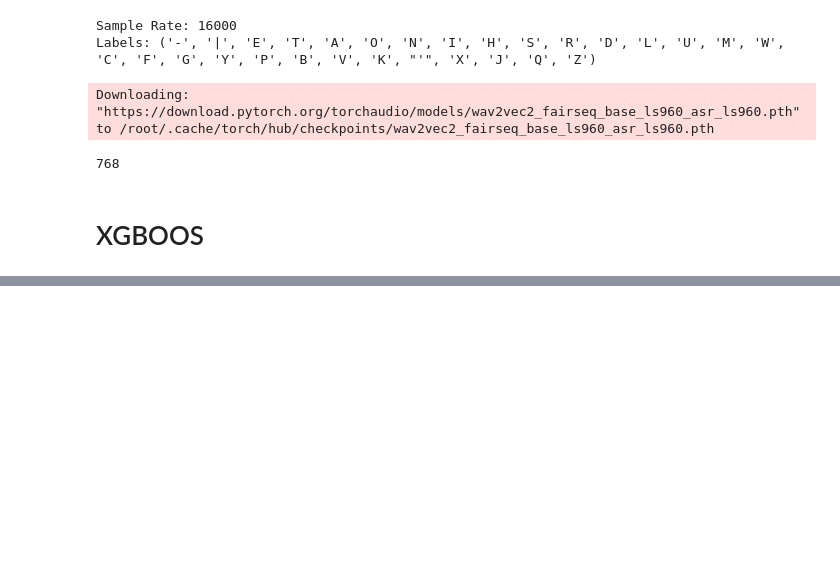
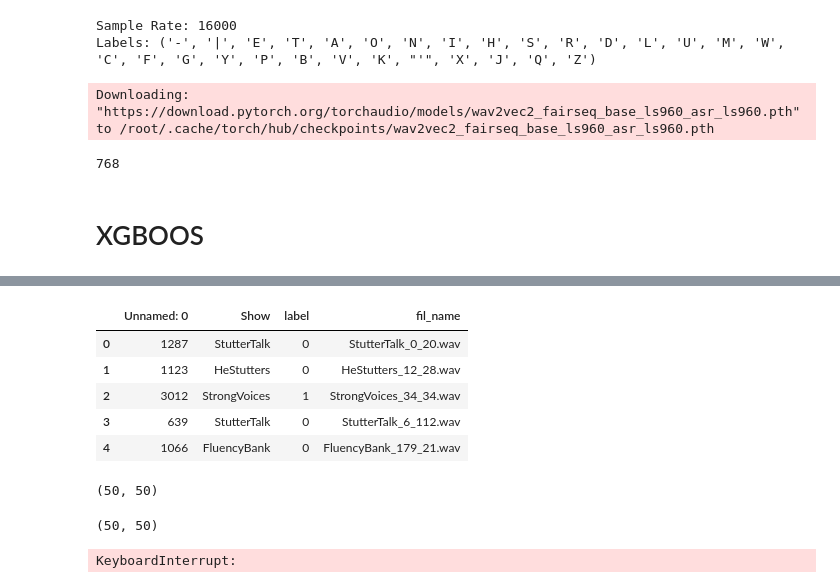
Before and after one commit to rithvik1121/DysCover, a Jupyter notebook: Backend/Models/stutter_detection_training.ipynb, the cells around one changed output, grey strips where cells are left out. Saved outputs shown, nothing was run; the diff lists cells and outputs as text; code cells hidden in the pictures; blank space fills up the shorter version.

```diff
--- a/Backend/Models/stutter_detection_training.ipynb
+++ b/Backend/Models/stutter_detection_training.ipynb
@@ -398,0 +430,11 @@ features = log_mel_spectrogram.flatten()
+# %%
+norm_df=norm_df.sample(frac=1).reset_index(drop=True)
+# %%
+norm_df.head()
+# %% [output]
+|  | Unnamed: 0 | Show | label | fil_name |
+| 0 | 1287 | StutterTalk | 0 | StutterTalk_0_20.wav |
+| 1 | 1123 | HeStutters | 0 | HeStutters_12_28.wav |
+| 2 | 3012 | StrongVoices | 1 | StrongVoices_34_34.wav |
+| 3 | 639 | StutterTalk | 0 | StutterTalk_6_112.wav |
+| 4 | 1066 | FluencyBank | 0 | FluencyBank_179_21.wav |
@@ -398,0 +471,36 @@ features = log_mel_spectrogram.flatten()
+# %%
+X_val.shape
+# %% [output]
+(50, 50)
+# %%
+for i in range(41):
+    start_index = i * 50
+    end_index = start_index + 50
+    X_train=[]
+    y_train=[]
+    for j in range(start_index, end_index):
+        #print(j)
+        file_path = path + norm_df.iloc[j].fil_name
+        label = norm_df.iloc[j].label
+
+        y, sr = librosa.load(file_path, sr=16000)
+
+        mel_spec = librosa.feature.melspectrogram(y=y, sr=sr)
+        mel_spec_db = librosa.power_to_db(mel_spec, ref=np.max)
+
+        features= mel_spec_db.flatten()
+
+        #print(mel_spec.shape)
+        X_train.append(features)
+        y_train.append(label)
+        #print(start_index, end_index)
+
+    X_train_reduced = pca.fit_transform(X_train)
+    print(X_train_reduced.shape)
+    #print(X_train[0].shape, type(X_train), type(X_test))
+
+    classifier2.fit(X_train_reduced, y_train)
+    print(classifier2.score(X_val, y_val))
+# %% [output]
+(50, 50)
+KeyboardInterrupt:
```
Also changed, not shown: parts of 33 cells of this notebook, 13 other files.
